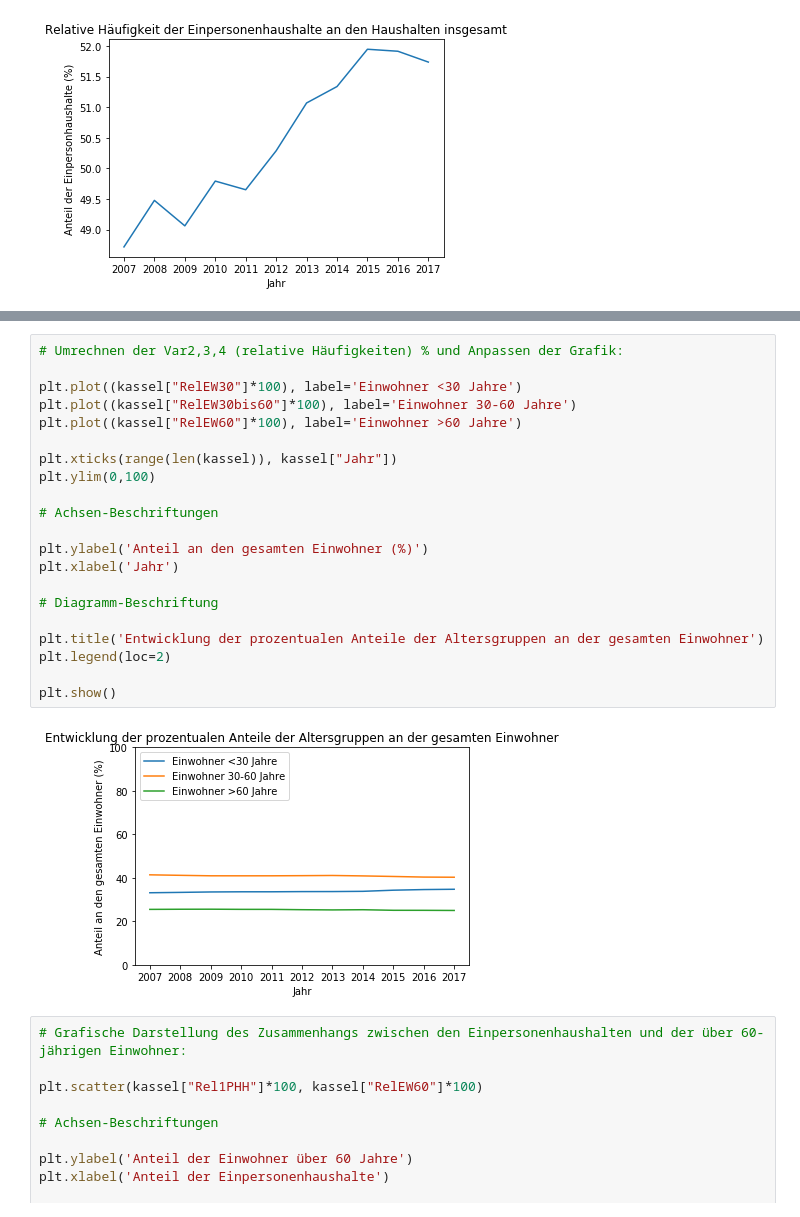
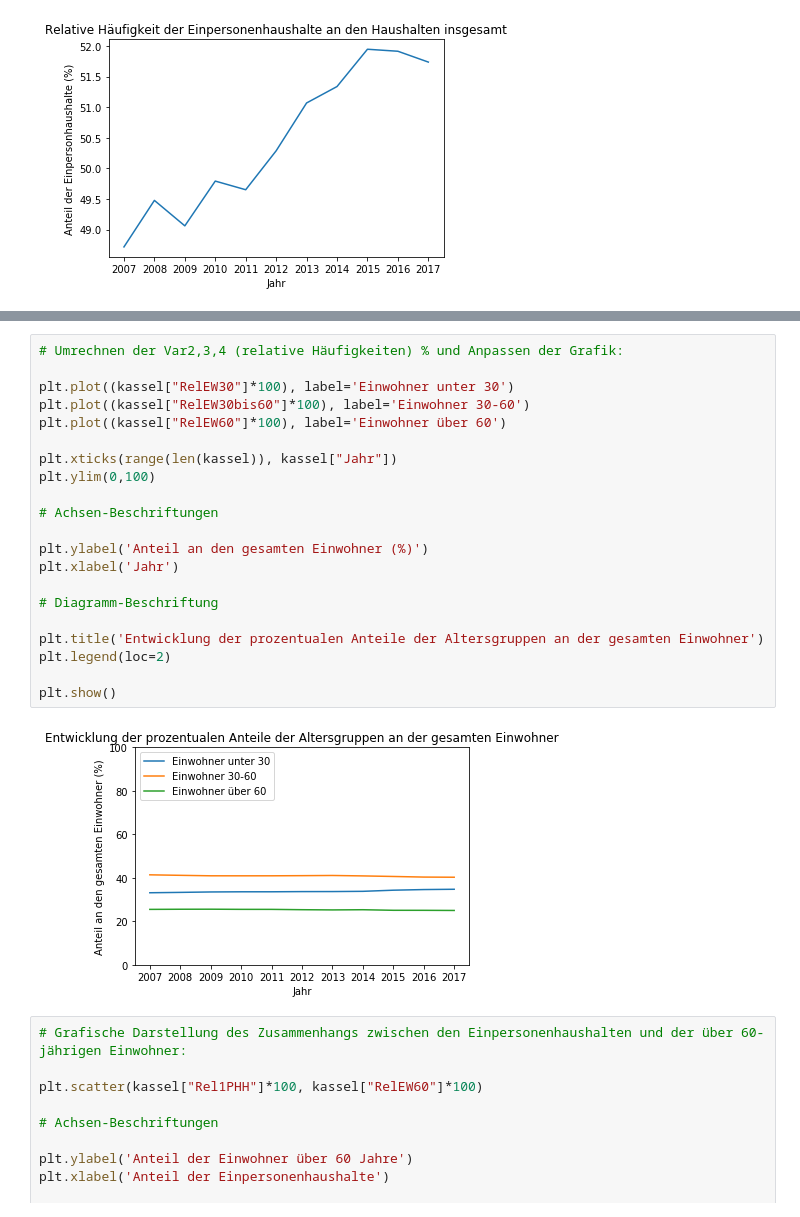
Before and after one commit to tschroeder10961/datascience-urban-segregation, a Jupyter notebook: GruppeD/DatenanalyseKassel_190120.ipynb, the cells around one changed output, grey strips where cells are left out. Drawn from its saved outputs; the diff is of its cells as text.

```diff
--- a/GruppeD/DatenanalyseKassel_190120.ipynb
+++ b/GruppeD/DatenanalyseKassel_190120.ipynb
@@ -653,26 +666,26 @@ SyntaxError: can't assign to literal (<ipython-input-4-d29838565748>, line 15)
 # %%
 # Umrechnen der Var2,3,4 (relative Häufigkeiten) % und Anpassen der Grafik:
 
-plt.plot((kassel["RelEW30"]*100), label='Einwohner <30 Jahre')
-plt.plot((kassel["RelEW30bis60"]*100), label='Einwohner 30-60 Jahre')
-plt.plot((kassel["RelEW60"]*100), label='Einwohner >60 Jahre')
+plt.plot((kassel["RelEW30"]*100), label='Einwohner unter 30')
+plt.plot((kassel["RelEW30bis60"]*100), label='Einwohner 30-60')
+plt.plot((kassel["RelEW60"]*100), label='Einwohner über 60')
 
 plt.xticks(range(len(kassel)), kassel["Jahr"])
 plt.ylim(0,100)
 
 # Achsen-Beschriftungen
 
 plt.ylabel('Anteil an den gesamten Einwohner (%)')
 plt.xlabel('Jahr')
 
 # Diagramm-Beschriftung
 
 plt.title('Entwicklung der prozentualen Anteile der Altersgruppen an der gesamten Einwohner')
 plt.legend(loc=2)
 
 plt.show()
 # %% [output]
-[figure, old version]
+[figure, new version]
 # %%
 # Grafische Darstellung des Zusammenhangs zwischen den Einpersonenhaushalten und der über 60-jährigen Einwohner:
 
```
Also changed, not shown: parts of 9 cells of this notebook.
